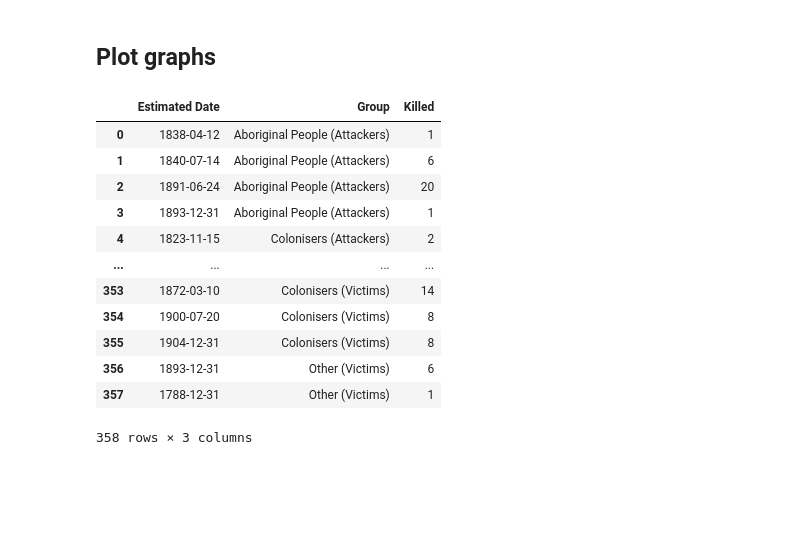
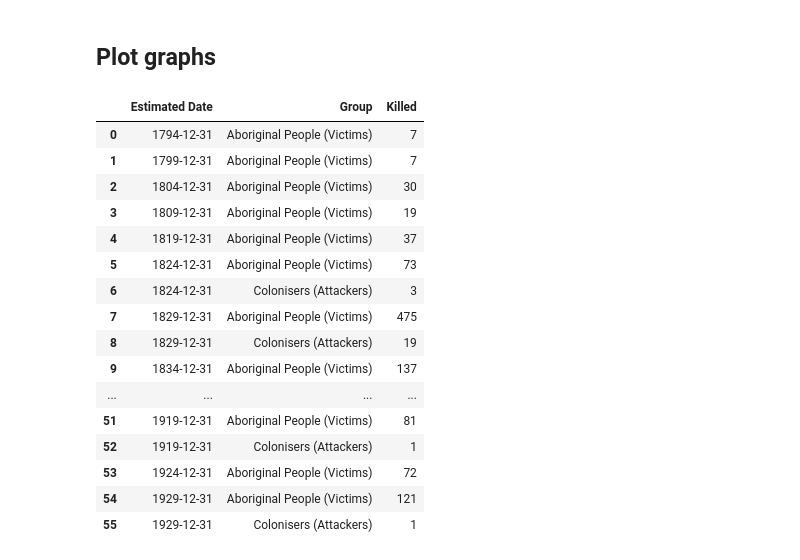
Before and after one commit to drewsonne/aus-colonial-massacres, a Jupyter notebook: analyses.ipynb, the cells around one changed output. Cells and saved outputs as stored; diff of their text form; code cells hidden in the pictures; blank space fills up the shorter version.

```diff
--- a/analyses.ipynb
+++ b/analyses.ipynb
@@ -184,19 +184,43 @@ melted_df_nonnull = melted_df[melted_df.value > 0].rename(columns={'estimated_da
 
 
 monthly_df = melted_df_nonnull.append({'Estimated Date': datetime.datetime.strptime('1788-12-31', '%Y-%m-%d'), 'Group': 'Other (Victims)', 'Killed': 1}, ignore_index=True)
-monthly_df
+ordered_group_idx = monthly_df.groupby(['Group']).sum().sort_values(by=['Killed'], ascending=False).index.values
-# %% [output]
-|  | Estimated Date | Group | Killed |
-| 0 | 1838-04-12 | Aboriginal People (Attackers) | 1 |
-| 1 | 1840-07-14 | Aboriginal People (Attackers) | 6 |
-| 2 | 1891-06-24 | Aboriginal People (Attackers) | 20 |
-| 3 | 1893-12-31 | Aboriginal People (Attackers) | 1 |
-| 4 | 1823-11-15 | Colonisers (Attackers) | 2 |
-| ... | ... | ... | ... |
-| 353 | 1872-03-10 | Colonisers (Victims) | 14 |
-| 354 | 1900-07-20 | Colonisers (Victims) | 8 |
-| 355 | 1904-12-31 | Colonisers (Victims) | 8 |
-| 356 | 1893-12-31 | Other (Victims) | 6 |
-| 357 | 1788-12-31 | Other (Victims) | 1 |
-358 rows × 3 columns
+# %%
+monthly_df = (
+    melted_df_nonnull.
+    groupby(['Estimated Date', 'Group']).
+    sum().
+    reset_index().
+    set_index('Estimated Date').
+    groupby([pd.Grouper(freq='5Y'), 'Group']).
+    sum().reset_index()
+)
+
+def sort_index(idx_entry: str):
+    print(idx_entry)
+    return idx_entry
+
+monthly_df['Group'] = monthly_df['Group'].astype("category")
+monthly_df['Group'].cat.as_ordered(inplace=True)
+monthly_df['Group'].cat.set_categories(ordered_group_idx, inplace=True)
+
+monthly_df
+# %% [output]
+|  | Estimated Date | Group | Killed |
+| 0 | 1794-12-31 | Aboriginal People (Victims) | 7 |
+| 1 | 1799-12-31 | Aboriginal People (Victims) | 7 |
+| 2 | 1804-12-31 | Aboriginal People (Victims) | 30 |
+| 3 | 1809-12-31 | Aboriginal People (Victims) | 19 |
+| 4 | 1819-12-31 | Aboriginal People (Victims) | 37 |
+| 5 | 1824-12-31 | Aboriginal People (Victims) | 73 |
+| 6 | 1824-12-31 | Colonisers (Attackers) | 3 |
+| 7 | 1829-12-31 | Aboriginal People (Victims) | 475 |
+| 8 | 1829-12-31 | Colonisers (Attackers) | 19 |
+| 9 | 1834-12-31 | Aboriginal People (Victims) | 137 |
+| ... | ... | ... | ... |
+| 51 | 1919-12-31 | Aboriginal People (Victims) | 81 |
+| 52 | 1919-12-31 | Colonisers (Attackers) | 1 |
+| 53 | 1924-12-31 | Aboriginal People (Victims) | 72 |
+| 54 | 1929-12-31 | Aboriginal People (Victims) | 121 |
+| 55 | 1929-12-31 | Colonisers (Attackers) | 1 |
 # %%
```
Also changed, not shown: parts of 1 cell of this notebook, 1 other file.
